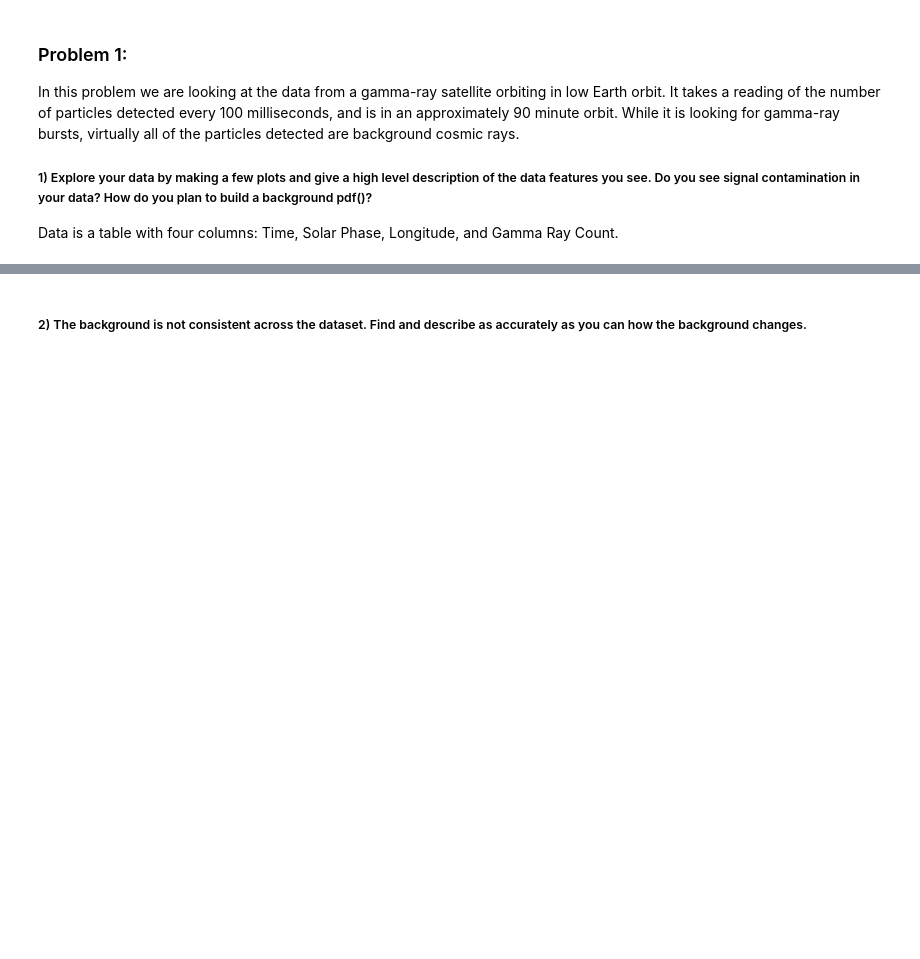
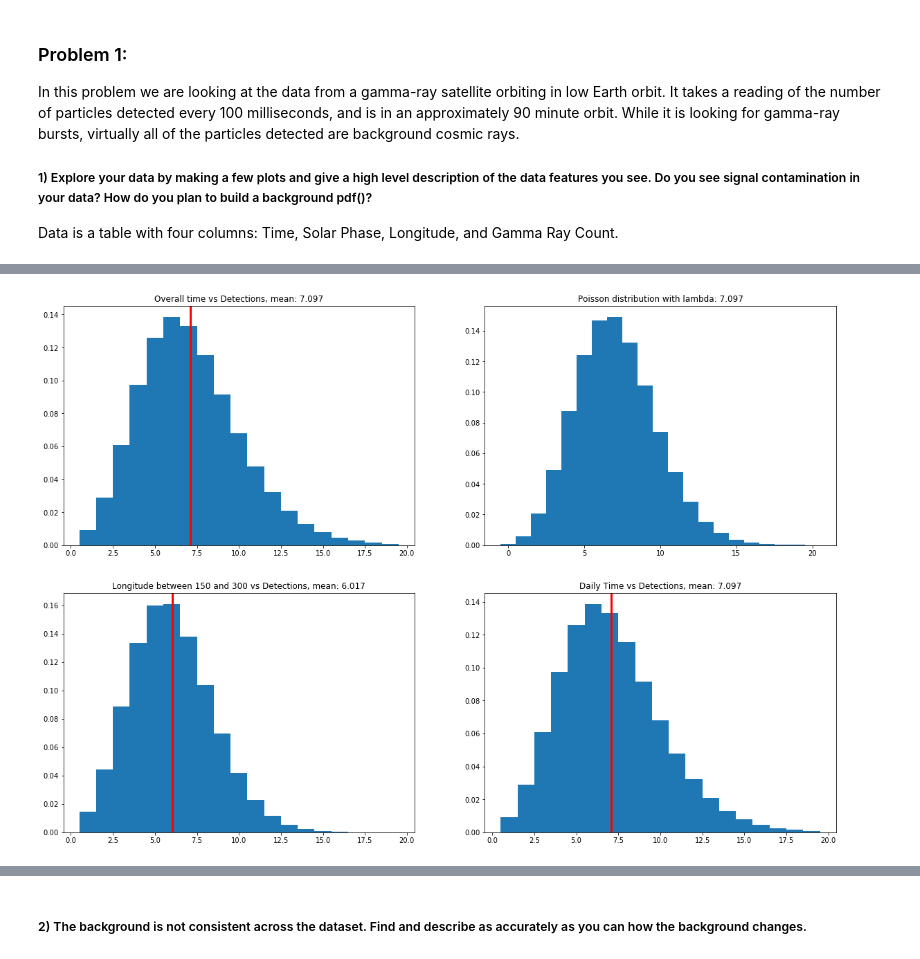
Before and after one commit to chkboris/Physics-434, a Jupyter notebook: Lab-4.ipynb, the cells around one changed output, grey strips where cells are left out. Saved outputs shown, nothing was run; the diff lists cells and outputs as text; code cells hidden in the pictures; blank space fills up the shorter version.

```diff
--- a/Lab-4.ipynb
+++ b/Lab-4.ipynb
@@ -72,0 +58,23 @@ Here we examine the background distribution, and find that our background is a p
+# %%
+fig, ((plt1,plt2),(plt3,plt4)) = plt.subplots(2,2)
+lsection = np.logical_and(longitude>150, longitude<300)
+tsection = np.logical_and((t%86400)>0, (t%86400)<86401)
+x = range(0,21)
+mean = np.mean(y)
+lmean = np.mean(y[lsection])
+tmean = np.mean(y[tsection])
+
+plt1.hist(y, bins=np.arange(0.5,20,1),density=True)
+plt2.bar(x, stats.poisson.pmf(x,mean),width=1)
+plt3.hist(y[lsection],bins=np.arange(0.5,20,1), density=True)
+plt4.hist(y[tsection],bins=np.arange(0.5,20,1), density=True)
+
+plt1.axvline(mean,linewidth=3,color='red')
+plt3.axvline(lmean, linewidth=3, color = 'red')
+plt4.axvline(tmean, linewidth=3, color = 'red')
+plt1.title.set_text('Overall time vs Detections, mean: ' +str(np.round(mean,3)))
+plt2.title.set_text('Poisson distribution with lambda: '+str(np.round(mean,3)))
+plt3.title.set_text('Longitude between 150 and 300 vs Detections, mean: '+str(np.round(lmean,3)))
+plt4.title.set_text('Daily Time vs Detections, mean: '+str(np.round(tmean,3)))
+# %% [output]
+[figure, added]
```
Also changed, not shown: parts of 18 cells of this notebook.
